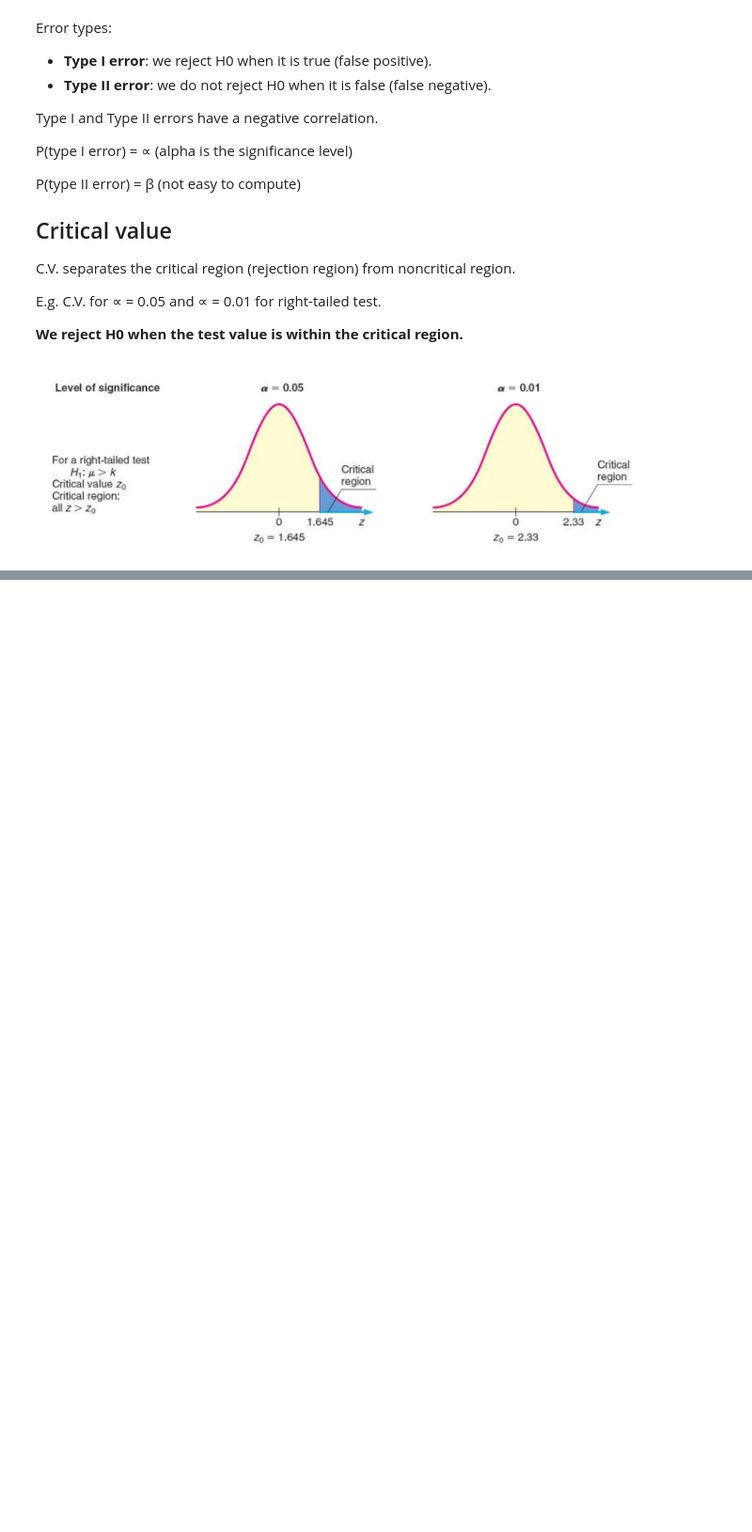
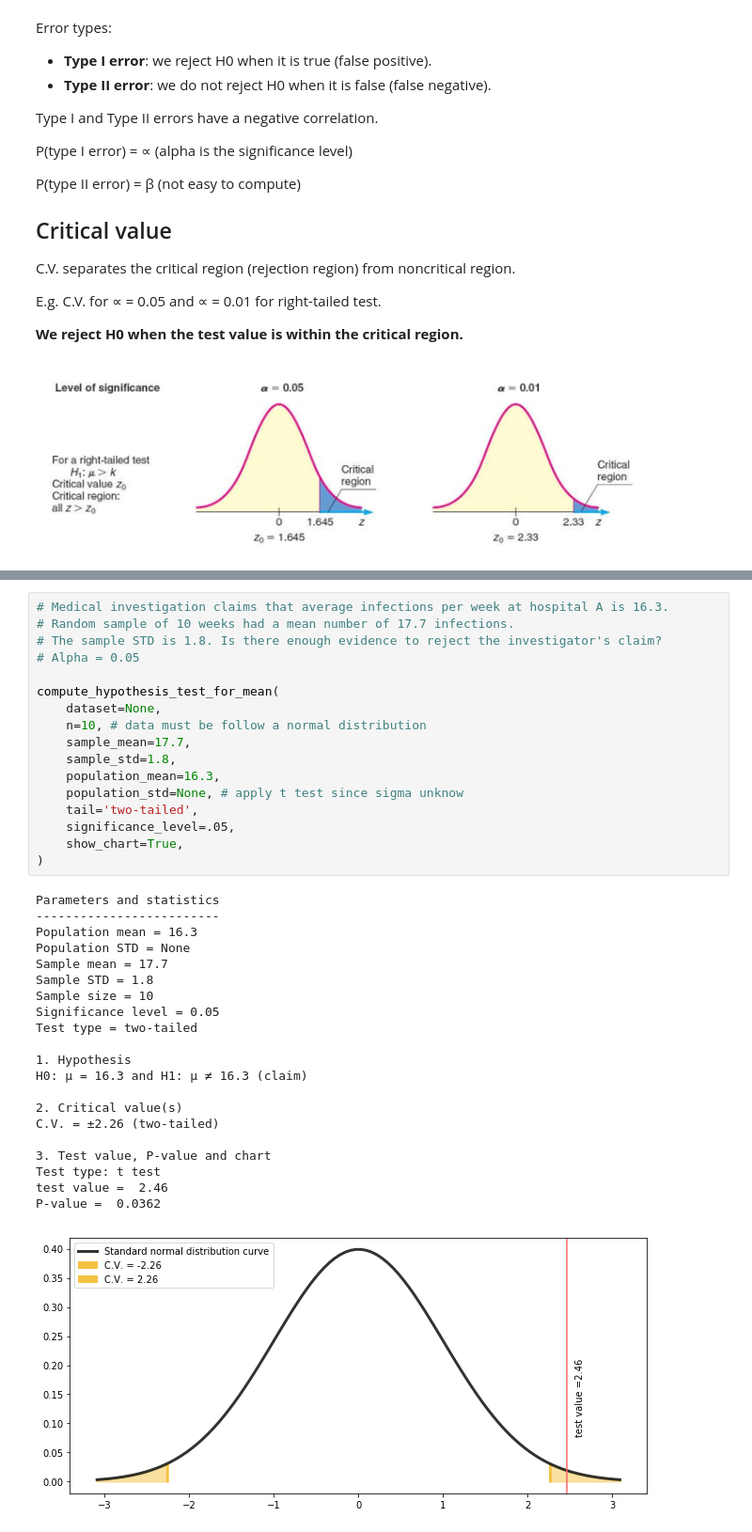
Before and after one commit to BelgianPotato/Statistics, a Jupyter notebook: Chapter 8. Hypothesis Testing.ipynb, the cells around one changed output, grey strips where cells are left out. Shown at 94% size. Cells and saved outputs as stored; diff of their text form; blank space fills up the shorter version.

```diff
--- a/Chapter 8. Hypothesis Testing.ipynb
+++ b/Chapter 8. Hypothesis Testing.ipynb
@@ -91,0 +588,39 @@ E.g. C.V. for ∝ = 0.05 and ∝ = 0.01 for right-tailed test.
+# %%
+# Medical investigation claims that average infections per week at hospital A is 16.3.
+# Random sample of 10 weeks had a mean number of 17.7 infections.
+# The sample STD is 1.8. Is there enough evidence to reject the investigator's claim?
+# Alpha = 0.05
+
+compute_hypothesis_test_for_mean(
+    dataset=None,
+    n=10, # data must be follow a normal distribution
+    sample_mean=17.7,
+    sample_std=1.8,
+    population_mean=16.3,
+    population_std=None, # apply t test since sigma unknow
+    tail='two-tailed',
+    significance_level=.05,
+    show_chart=True,
+)
+# %% [output]
+Parameters and statistics
+-------------------------
+Population mean = 16.3
+Population STD = None
+Sample mean = 17.7
+Sample STD = 1.8
+Sample size = 10
+Significance level = 0.05
+Test type = two-tailed
+
+1. Hypothesis
+H0: μ = 16.3 and H1: μ ≠ 16.3 (claim)
+
+2. Critical value(s)
+C.V. = ±2.26 (two-tailed)
+
+3. Test value, P-value and chart
+Test type: t test
+test value =  2.46
+P-value =  0.0362
+[figure, added]
```
Also changed, not shown: parts of 22 cells of this notebook.
